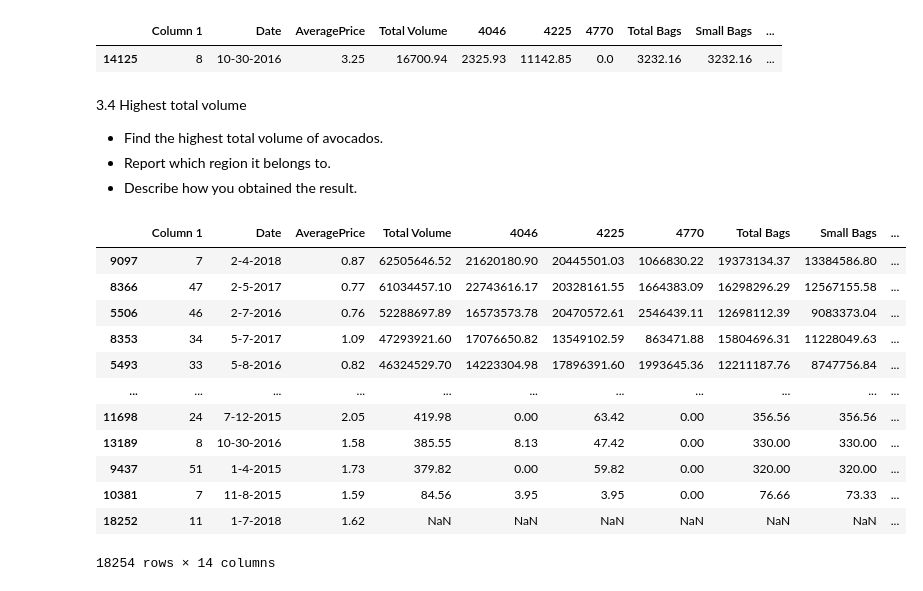
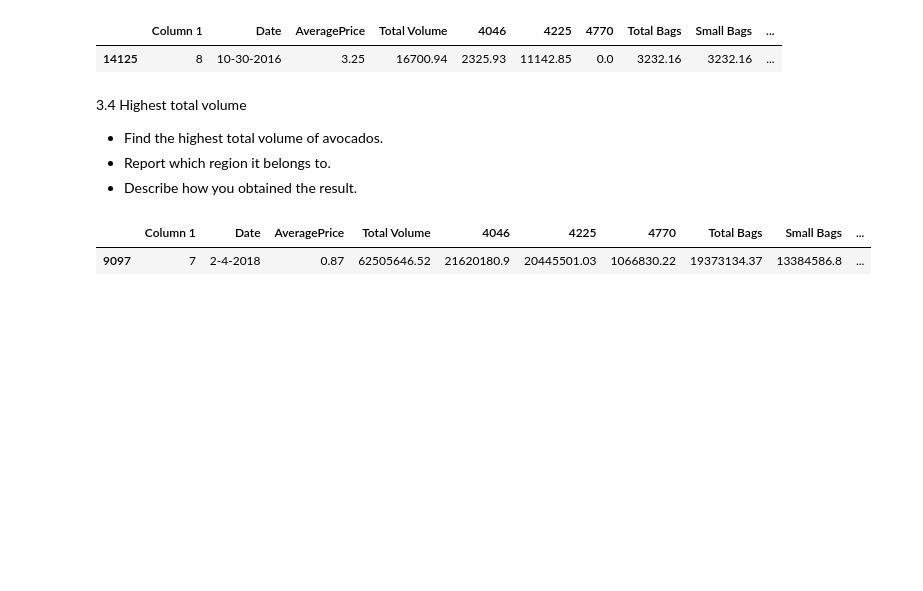
Before and after one commit to mkannnn/Mahesh_INFO4670_Spring2026, a Jupyter notebook: Assignment_2_1.ipynb, the cells around one changed output. Cells and saved outputs as stored; diff of their text form; code cells hidden in the pictures; blank space fills up the shorter version.

```diff
--- a/Assignment_2_1.ipynb
+++ b/Assignment_2_1.ipynb
@@ -333,24 +335,11 @@ df.query('AveragePrice == AveragePrice.max()')
 # %%
 # Write your code here
 
 df[df['Total Volume'] == df['Total Volume'].max()]
 
 # Region - TotalUS
 # I obtained the result by using filtering to show the row where TotalVolume
 # is equal to the highest TotalVolume
-
-df.sort_values(by='Total Volume',ascending=False)
 # %% [output]
 |  | Column 1 | Date | AveragePrice | Total Volume | 4046 | 4225 | 4770 | Total Bags | Small Bags | ... |
-| 9097 | 7 | 2-4-2018 | 0.87 | 62505646.52 | 21620180.90 | 20445501.03 | 1066830.22 | 19373134.37 | 13384586.80 | ... |
-| 8366 | 47 | 2-5-2017 | 0.77 | 61034457.10 | 22743616.17 | 20328161.55 | 1664383.09 | 16298296.29 | 12567155.58 | ... |
-| 5506 | 46 | 2-7-2016 | 0.76 | 52288697.89 | 16573573.78 | 20470572.61 | 2546439.11 | 12698112.39 | 9083373.04 | ... |
-| 8353 | 34 | 5-7-2017 | 1.09 | 47293921.60 | 17076650.82 | 13549102.59 | 863471.88 | 15804696.31 | 11228049.63 | ... |
-| 5493 | 33 | 5-8-2016 | 0.82 | 46324529.70 | 14223304.98 | 17896391.60 | 1993645.36 | 12211187.76 | 8747756.84 | ... |
-| ... | ... | ... | ... | ... | ... | ... | ... | ... | ... | ... |
-| 11698 | 24 | 7-12-2015 | 2.05 | 419.98 | 0.00 | 63.42 | 0.00 | 356.56 | 356.56 | ... |
-| 13189 | 8 | 10-30-2016 | 1.58 | 385.55 | 8.13 | 47.42 | 0.00 | 330.00 | 330.00 | ... |
-| 9437 | 51 | 1-4-2015 | 1.73 | 379.82 | 0.00 | 59.82 | 0.00 | 320.00 | 320.00 | ... |
-| 10381 | 7 | 11-8-2015 | 1.59 | 84.56 | 3.95 | 3.95 | 0.00 | 76.66 | 73.33 | ... |
-| 18252 | 11 | 1-7-2018 | 1.62 | NaN | NaN | NaN | NaN | NaN | NaN | ... |
+| 9097 | 7 | 2-4-2018 | 0.87 | 62505646.52 | 21620180.9 | 20445501.03 | 1066830.22 | 19373134.37 | 13384586.8 | ... |
-18254 rows × 14 columns
```
Also changed, not shown: parts of 2 cells of this notebook.
